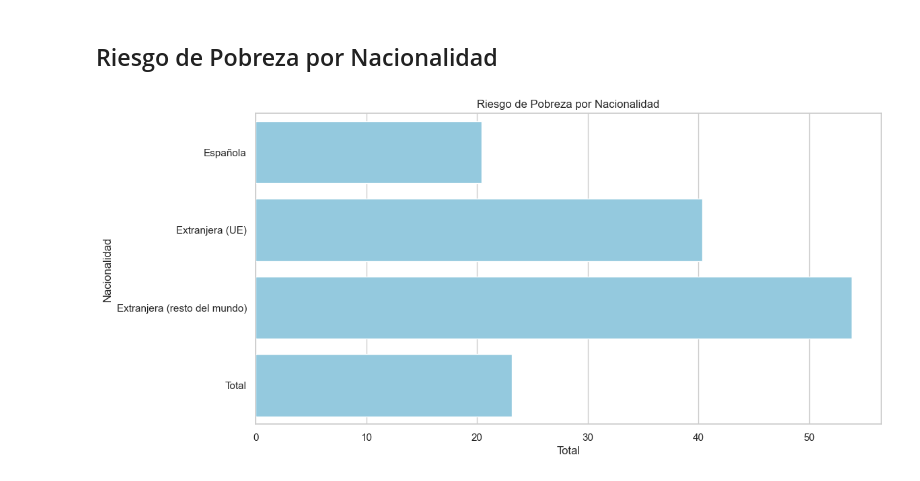
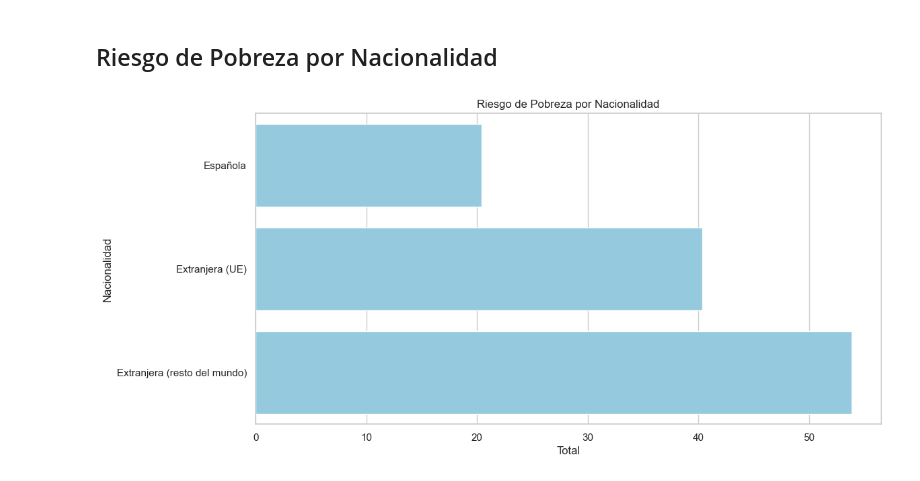
Before and after one commit to Danielcris97/EDA, a Jupyter notebook: notebook/EDA.ipynb, the cells around one changed output. Drawn from its saved outputs; the diff is of its cells as text; code cells hidden in the pictures.

```diff
--- a/notebook/EDA.ipynb
+++ b/notebook/EDA.ipynb
@@ -436,9 +474,10 @@ La columna 'Continente' no está disponible.
 # %% [markdown]
 ## Riesgo de Pobreza por Nacionalidad
 # %%
-agg = pobreza.groupby("Nacionalidad")["Total"].mean().reset_index()
-sns.barplot(data=agg, x="Total", y="Nacionalidad",color='skyblue')
+pobreza_filtro = pobreza[pobreza["Nacionalidad"].str.lower() != "total"]
+agg_pobreza = pobreza_filtro.groupby("Nacionalidad")["Total"].mean().reset_index()
+sns.barplot(data=agg_pobreza, x="Total", y="Nacionalidad",color='skyblue')
 plt.title("Riesgo de Pobreza por Nacionalidad")
 plt.show()
 # %% [output]
-[figure, old version]
+[figure, new version]
```
Also changed, not shown: parts of 14 cells of this notebook, 8 other files.
